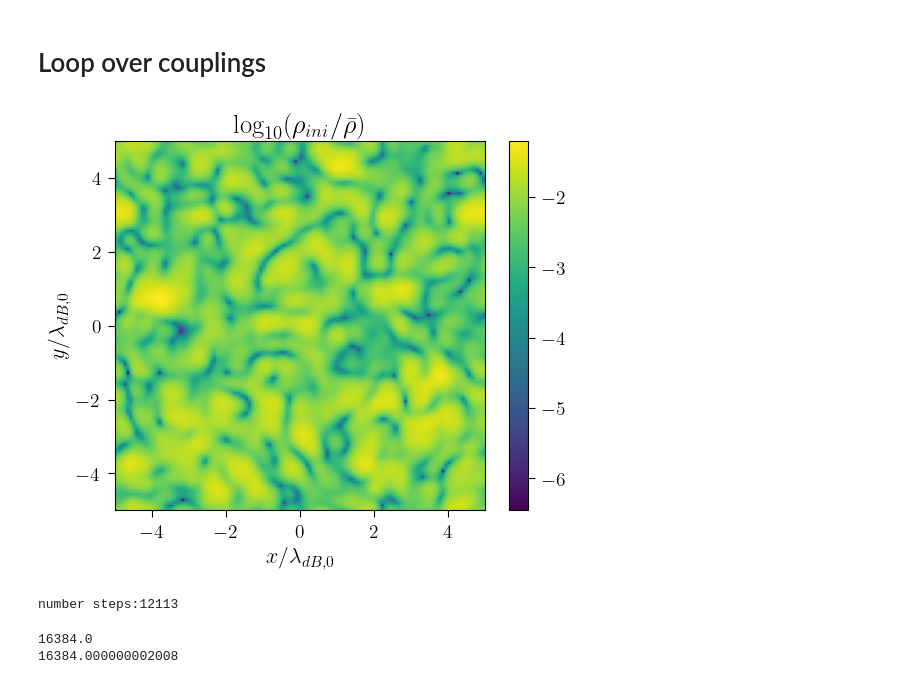
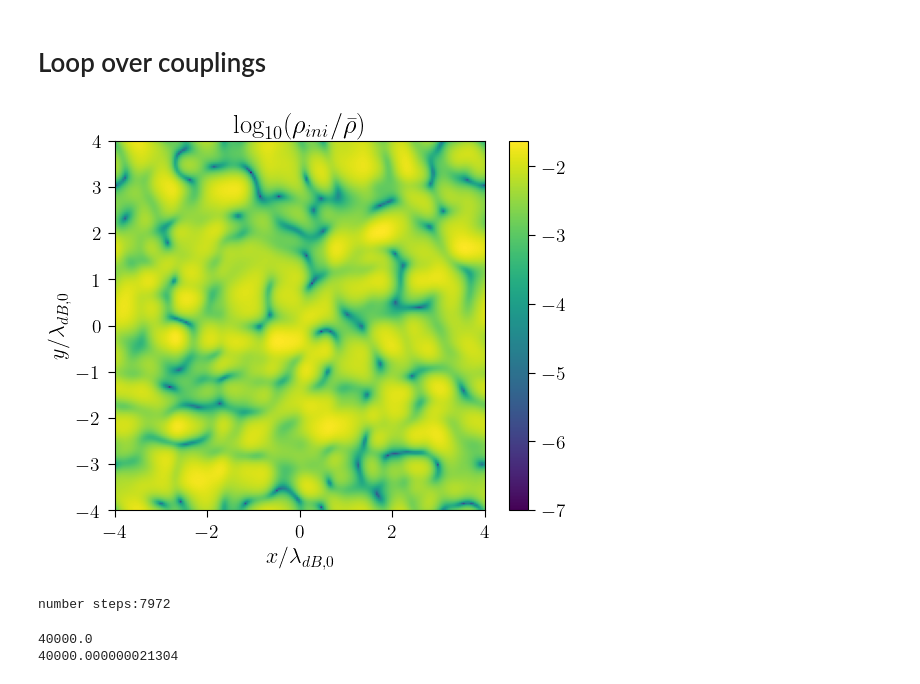
Before and after one commit to ccapanelli/Interference-SIFDM, a Jupyter notebook: Kinetic-Regime-2d.ipynb, the cells around one changed output. Saved outputs shown, nothing was run; the diff lists cells and outputs as text; code cells hidden in the pictures.

```diff
--- a/Kinetic-Regime-2d.ipynb
+++ b/Kinetic-Regime-2d.ipynb
@@ -35,7 +36,7 @@ $$
 # Loop over couplings
 # %%
 from RandomPhaseGenerator import RandomPhase2d
-from PowerSpectrum3d import PowerSpectrum2d
+from PowerSpectrum import PowerSpectrum2d
 from SchroPoissonSolver import fdmSimulation2d
 import numpy as np
 
@@ -52,29 +53,40 @@ rc('xtick', labelsize=14)
 rc('ytick.major', size=5, pad=5)
 rc('ytick', labelsize=14)
 
+"""
+#The "pipeline" function accepts 2d initial density field and simulates Schrodinger evolution
+over input range of dimensionless couplings.
+
+#In this notebook we use random phase initial conditions, generated by call to "RandomPhase2d."
+
+#Simulation calls the function "fdmSimulation2d," which uses symplectic kick-drift-kick (leapfrog) integration.
+"""
 
 def pipeline(rho_init, length, resolution, pow_dt, t_end, avg_density, couplings):
-    norm = avg_density
+    norm = avg_density # dimensionless
     N = resolution
     N_half = int(N/2)
     N_g = couplings.size
 
-    t_cross = L/k_max/2
-    dt = (1/N)**pow_dt
+    t_cross = L/k_max/2 #dimensionless crossing time of box
+    dt = (1/N)**pow_dt #temporal resolution
     N_steps = int(t_end/dt)
 
-    print("number steps:"+str(N_steps))
+    print("number steps:"+str(N_steps)) # how many time steps
 
     Nt_saved = int(N_steps/2)
 
+    # initialize arrays
     PS_array = np.zeros((N_g, N_half))
     deltas_array = []#np.zeros((N_g, Nt_saved))
     psis_array = np.zeros((N_g, Nt_saved, N, N), dtype=complex)
 
+    # loop over couplings
     i = 0
     for g in couplings:
         deltas, psis, t_vals = fdmSimulation2d(rho_init, norm, length, 0, g, t_end, dt, Nt_saved)
 
+        # time average power spectrum
         spectra = []
 
         for j in range(Nt_saved):
@@ -83,65 +95,69 @@ def pipeline(rho_init, length, resolution, pow_dt, t_end, avg_density, couplings
 
         PSavg = np.average(spectra, axis=0)
         PS_array[i,:] = PSavg
-#         deltas_array[i,:] = deltas
         deltas_array.append(deltas)
         psis_array[i,:,:,:] = psis
 
         i += 1
     return t_vals, np.asarray(deltas_array), k_modes, PS_array, psis_array
 
 
-N = 128
-dB = 1
-L = 10*dB
-# N = 128
-# dB = 1
-# L = 10*dB
-k_dB = 2*np.pi / dB
+
+dB = 1 # inital wavelength of random phase density field
+L = 8*dB # box size in de Broglie lengths
+N = 25*L #s patial res. along single axis
+
+k_dB = 2*np.pi / dB # de Broglie wave number
 k_min = 2*np.pi/L
 k_max = 2*np.pi*N/L
 
-t_dB = np.pi/k_dB**2
+t_dB = np.pi/k_dB**2 # de Broglie osc. time
 t_cross = L/k_max/2
 
+
+# generate initial conditions and compute power spectrum
 psi0, rho0 = RandomPhase2d(N, dB, L)
 k_modes, PS0 = PowerSpectrum2d(rho0, L)
 
-
+# plot initial condition
 plt.figure()
 plt.title(r"$\log_{10}(\rho_{ini} / \bar{\rho})$")
 plt.imshow((np.log10(rho0)), extent
            =[-L/dB/2, L/dB/2,
              -L/dB/2, L/dB/2])
 plt.colorbar()
 plt.xscale("linear")
 plt.yscale("linear")
 plt.xlabel(r"$x/\lambda_{dB,0}$")
 plt.ylabel(r"$y/\lambda_{dB,0}$")
-# plt.savefig("random-phase-IC.png", dpi = 300, facecolor="white", bbox_inches = "tight")
+plt.savefig("random-phase-IC.png", dpi = 300, facecolor="white", bbox_inches = "tight")
 plt.show()
 
 norm = 1e0
-power = 1.75 # dt = dx**power
+power = 1.65 # dt = dx**power, ideally power = 2 (slow!)
 
-rho0 *= N*norm # match normalization of sim
+rho0 *= N*norm # match normalization of simulation
 
 epsilons = np.array([0, -0.1, -0.05, 0.05, 0.1]) #put e=0 first
-# epsilons = np.array([0,-1e-3,1e-3])
+# epsilons = np.array([0,-5e-2,5e-2])
 
-t_vals, deltas, k_modes, spectra, psis = pipeline(rho0, L/dB, N, power,40*t_cross, norm, epsilons)
+tf = 50*t_cross # total time in units of crossing time
+
+t_vals, deltas, k_modes, spectra, psis = pipeline(rho0, L/dB, N, power, tf, norm, epsilons)
 # %% [output]
-[figure, old version]
+[figure, new version]
-number steps:12113
+number steps:7972
 # %%
-Si = np.sum(np.abs(psis[-1,0,:,:])**2)#np.sum(rho0)
+# Check conservation of total mass
+
+Si = np.sum(np.abs(psis[-1,0,:,:])**2)
 Sf = np.sum(np.abs(psis[-1,-1,:,:])**2)
 
 print(np.sum(rho0))
 print(Sf)
 # %% [output]
-16384.0
-16384.000000002008
+40000.0
+40000.000000021304
 # %%
 # !pip install matplotlib-label-lines
 from labellines import labelLines
```
Also changed, not shown: parts of 35 cells of this notebook, 4 other files.
